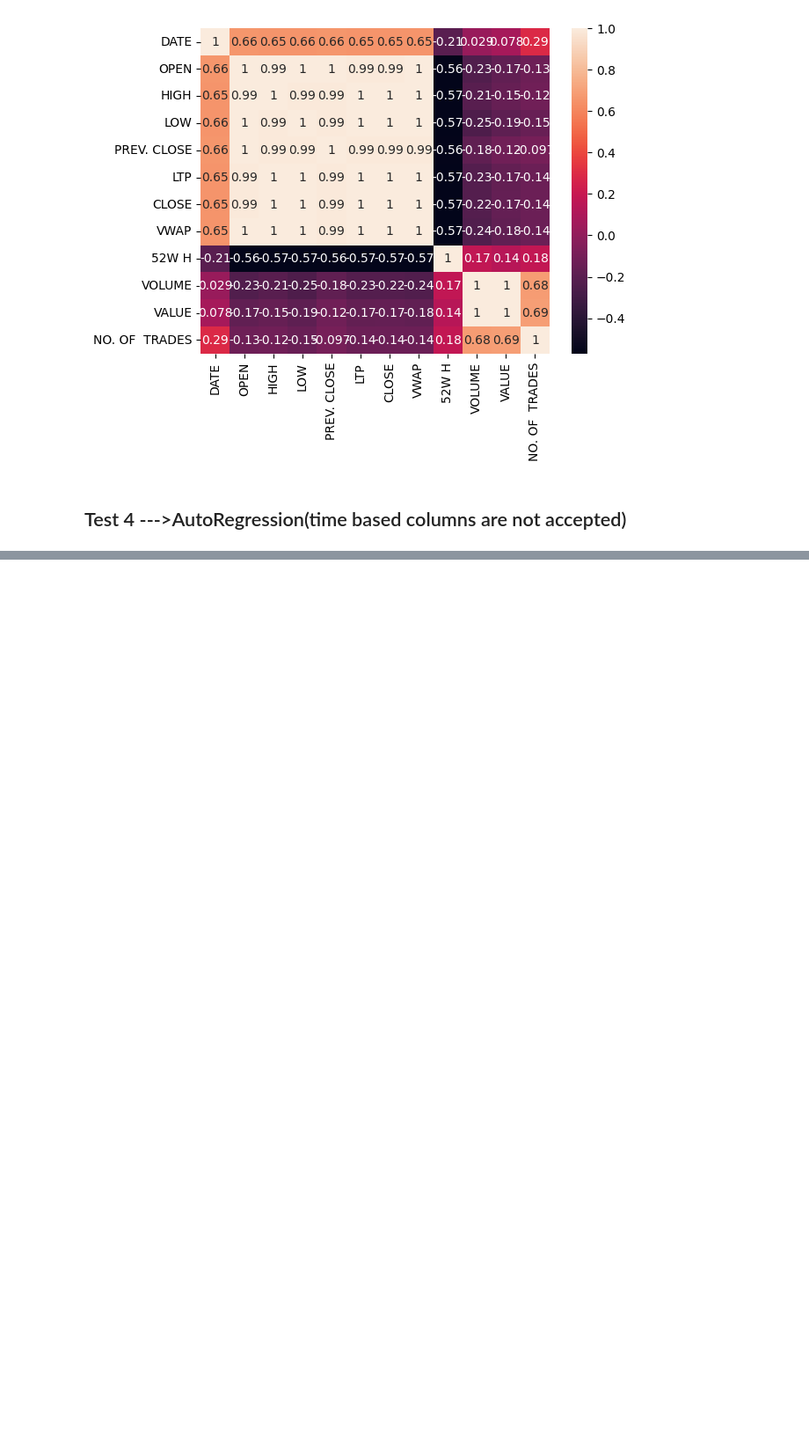
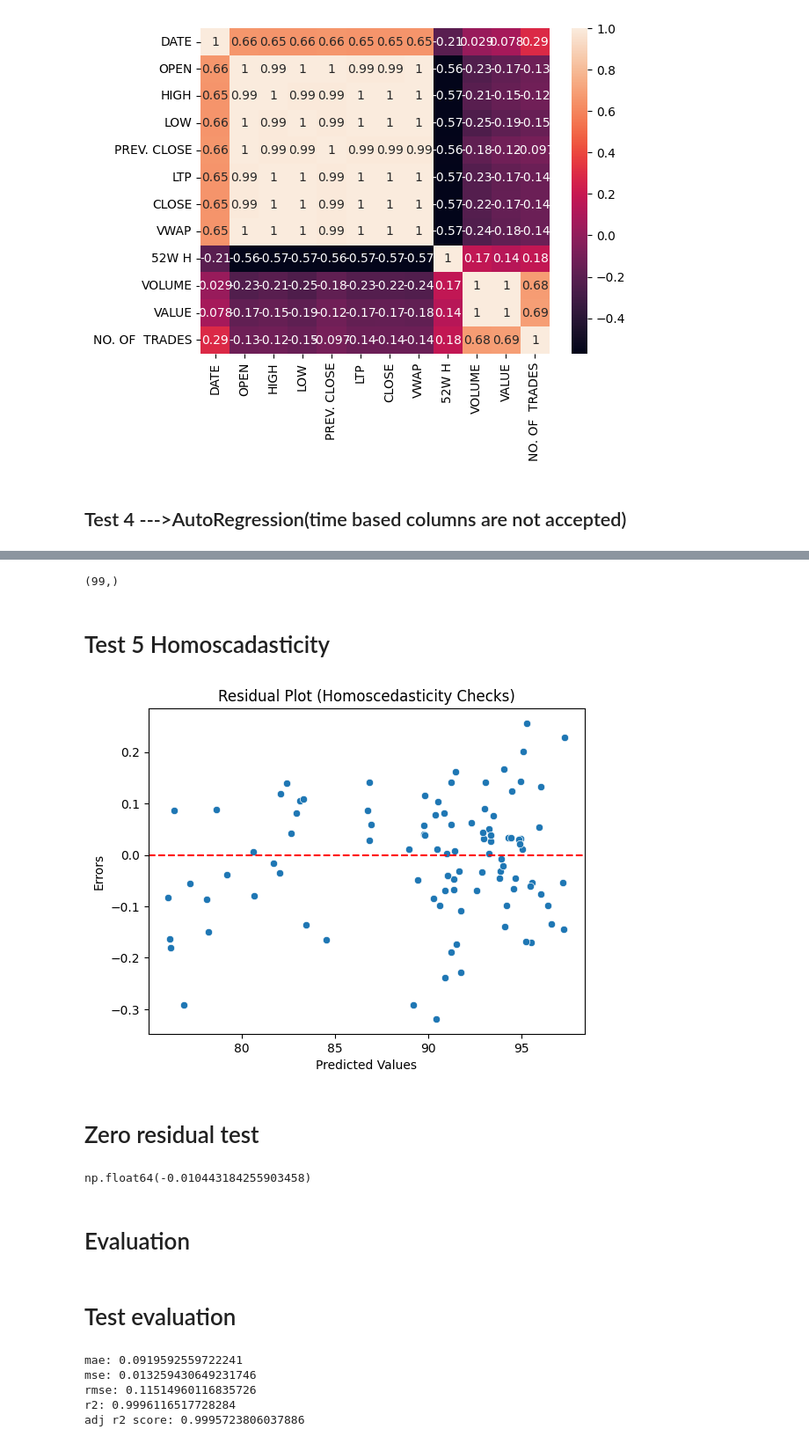
Before and after one commit to vinothkumard2006-ai/PGINVIT-project, a Jupyter notebook: PGINVIT.ipynb, the cells around one changed output, grey strips where cells are left out. Shown at 88% size. Drawn from its saved outputs; the diff is of its cells as text; code cells hidden in the pictures; blank space fills up the shorter version.

Commit message:
Updated notebook and added trained model file

```diff
--- a/PGINVIT.ipynb
+++ b/PGINVIT.ipynb
@@ -192,0 +331,2 @@ plt.show()
+# %%
+Linear_model = LinearRegression()
@@ -192,0 +335,2 @@ plt.show()
+# %%
+Linear_model.fit(X_train, Y_train)
@@ -192,0 +349,3 @@ plt.show()
+# %%
+y_pred =Linear_model.predict(X_test)
+y_pred
@@ -192,0 +377,3 @@ plt.show()
+# %%
+error=Y_test-y_pred
+error # or residuals
@@ -192,0 +393,49 @@ plt.show()
+# %%
+error.shape
+# %% [output]
+(99,)
+# %% [markdown]
+# Test 5 Homoscadasticity
+# %%
+plt.figure()
+sns.scatterplot(x=y_pred,y=error)
+plt.axhline(y=0,color='r',linestyle='--')
+
+plt.xlabel("Predicted Values")
+plt.ylabel("Errors")
+plt.title("Residual Plot (Homoscedasticity Checks)")
+plt.show()
+# %% [output]
+[figure, added]
+# %% [markdown]
+# Zero residual test
+# %%
+mean_residuals = np.mean(error)
+mean_residuals
+# %% [output]
+np.float64(-0.010443184255903458)
+# %% [markdown]
+# Evaluation
+# %% [markdown]
+# Test evaluation
+# %%
+mae = mean_absolute_error(Y_test, y_pred)
+mse = mean_squared_error(Y_test, y_pred)
+rmse = np.sqrt(mse)
+r2 = r2_score(Y_test, y_pred)
+
+n=X_test.shape[0]
+p=X_test.shape[1]
+adj_r2 = 1-(1-r2)*(n-1)/(n-p-1)
+
+print("mae:",mae)
+print("mse:",mse)
+print("rmse:",rmse)
+print("r2:",r2)
+print("adj r2 score:",adj_r2)
+# %% [output]
+mae: 0.0919592559722241
+mse: 0.013259430649231746
+rmse: 0.11514960116835726
+r2: 0.9996116517728284
+adj r2 score: 0.9995723806037886
```
Also changed, not shown: parts of 34 cells of this notebook, 1 other file.
